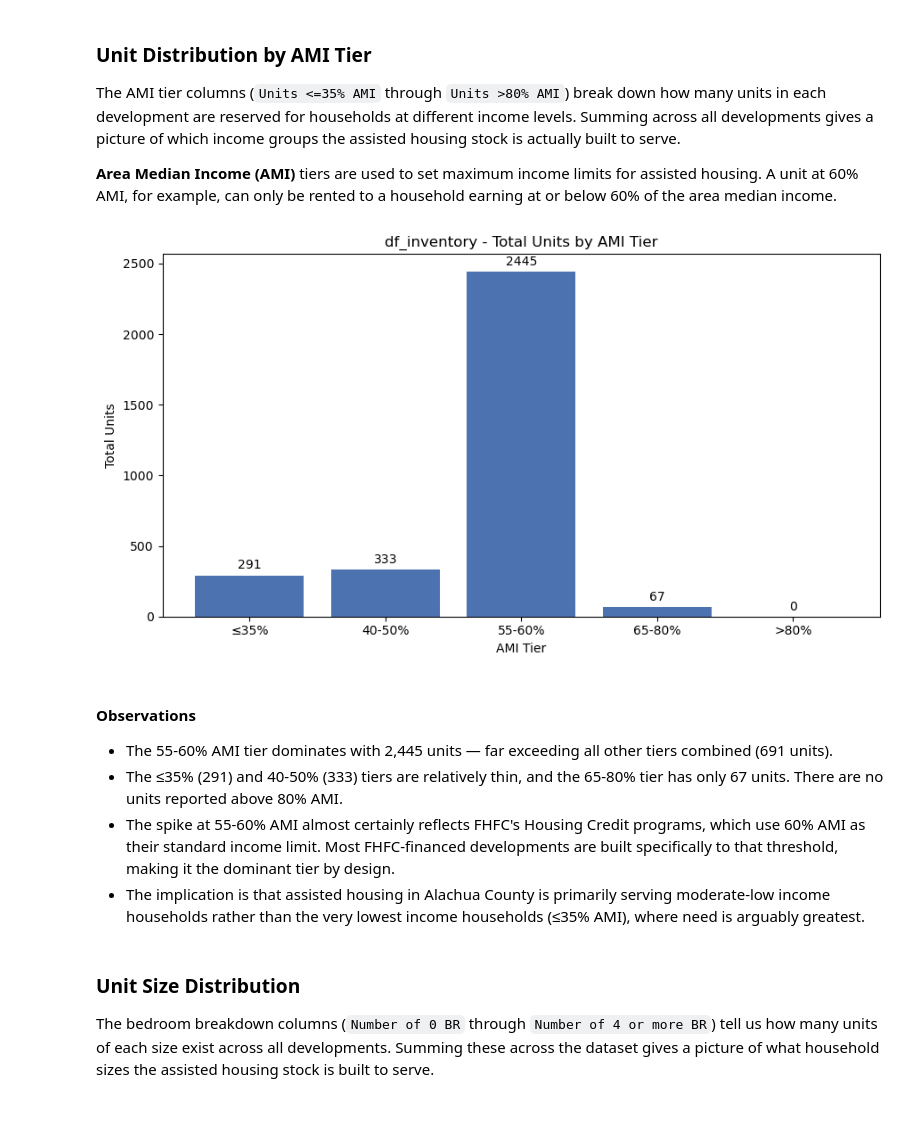
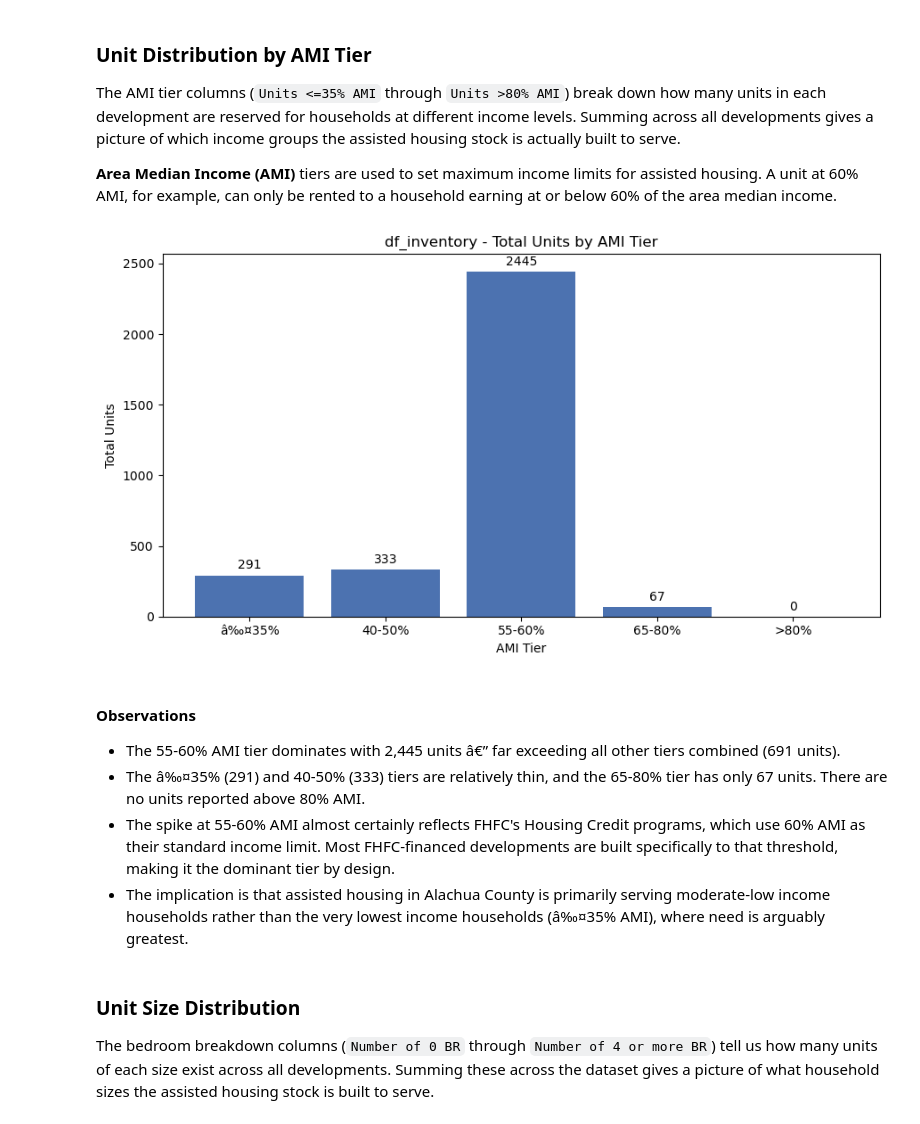
Before and after one commit to Yimo-Liu-13196/ASA-Club-Spring-2026---AHI-Analysis, a Jupyter notebook: Notebooks/03_eda_inventory.ipynb, the cells around one changed output. Saved outputs shown, nothing was run; the diff lists cells and outputs as text; code cells hidden in the pictures.

```diff
--- a/Notebooks/03_eda_inventory.ipynb
+++ b/Notebooks/03_eda_inventory.ipynb
@@ -224,27 +209,27 @@ The AMI tier columns (`Units <=35% AMI` through `Units >80% AMI`) break down how
 **Area Median Income (AMI)** tiers are used to set maximum income limits for assisted housing. A unit at 60% AMI, for example, can only be rented to a household earning at or below 60% of the area median income.
 # %%
 ami_cols = ["Units <=35% AMI", "Units 40-50% AMI", "Units 55-60% AMI", "Units 65-80% AMI", "Units >80% AMI"]
-ami_labels = ["≤35%", "40-50%", "55-60%", "65-80%", ">80%"]
+ami_labels = ["â‰¤35%", "40-50%", "55-60%", "65-80%", ">80%"]
 ami_totals = [df_inventory[col].sum() for col in ami_cols]
 
 fig, ax = plt.subplots(figsize=(9, 5))
 bars = ax.bar(ami_labels, ami_totals, color="#4C72B0")
 ax.bar_label(bars, fmt="%g", fontsize=10, padding=3)
 ax.set_title("df_inventory - Total Units by AMI Tier")
 ax.set_xlabel("AMI Tier")
 ax.set_ylabel("Total Units")
 plt.tight_layout()
 plt.savefig("../Outputs/df_inventory/df_inventory_ami_tier_distribution.png", dpi=150, bbox_inches="tight")
 plt.show()
 # %% [output]
-[figure, old version]
+[figure, new version]
 # %% [markdown]
 #### Observations
 
-- The 55-60% AMI tier dominates with 2,445 units — far exceeding all other tiers combined (691 units).
-- The ≤35% (291) and 40-50% (333) tiers are relatively thin, and the 65-80% tier has only 67 units. There are no units reported above 80% AMI.
+- The 55-60% AMI tier dominates with 2,445 units â€” far exceeding all other tiers combined (691 units).
+- The â‰¤35% (291) and 40-50% (333) tiers are relatively thin, and the 65-80% tier has only 67 units. There are no units reported above 80% AMI.
 - The spike at 55-60% AMI almost certainly reflects FHFC's Housing Credit programs, which use 60% AMI as their standard income limit. Most FHFC-financed developments are built specifically to that threshold, making it the dominant tier by design.
-- The implication is that assisted housing in Alachua County is primarily serving moderate-low income households rather than the very lowest income households (≤35% AMI), where need is arguably greatest.
+- The implication is that assisted housing in Alachua County is primarily serving moderate-low income households rather than the very lowest income households (â‰¤35% AMI), where need is arguably greatest.
 # %% [markdown]
 ### Unit Size Distribution
 
```
Also changed, not shown: parts of 32 cells of this notebook, 2 other files.
